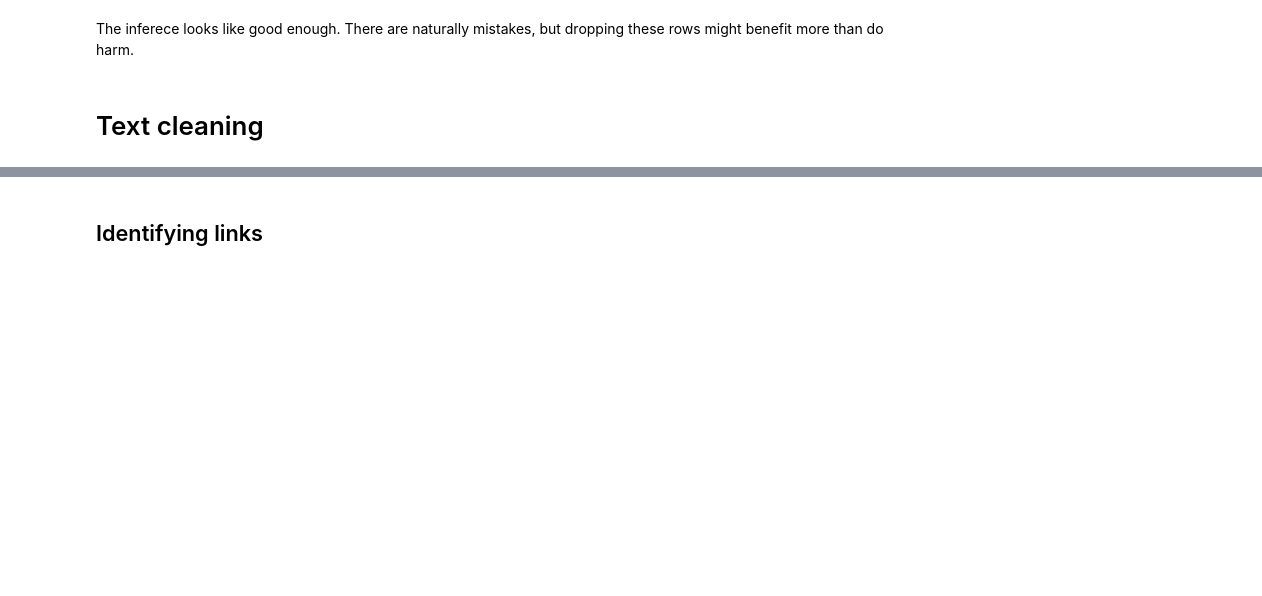
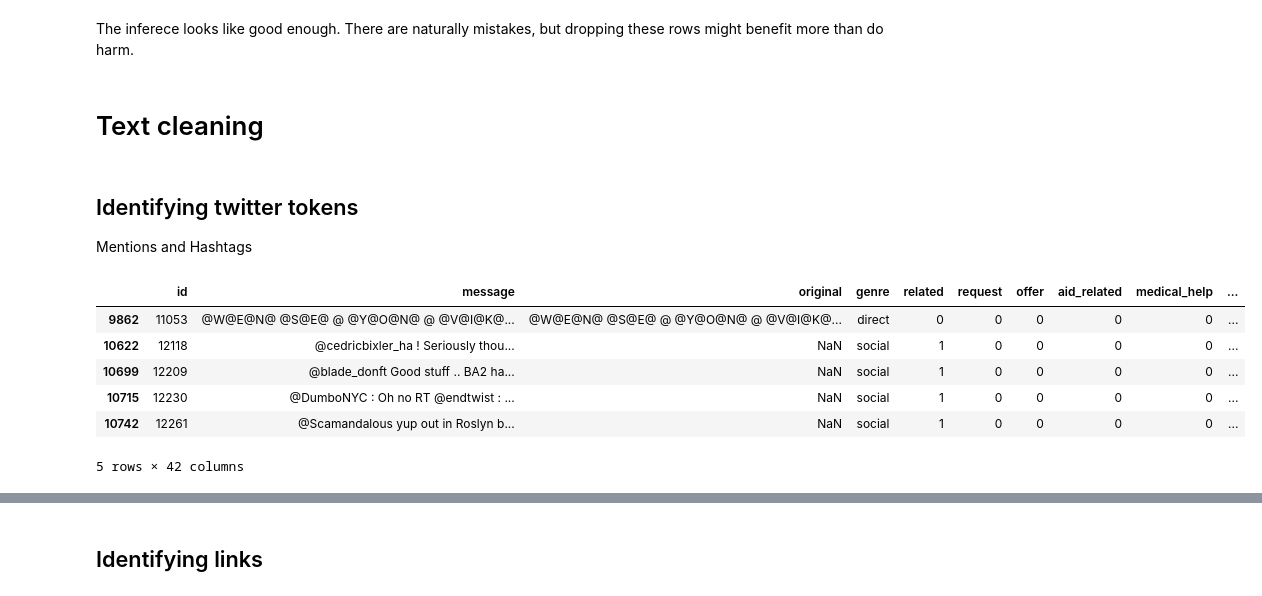
Before and after one commit to bglucca/disaster-response-pipe, a Jupyter notebook: notebooks/1_etl_investigations.ipynb, the cells around one changed output, grey strips where cells are left out. Saved outputs shown, nothing was run; the diff lists cells and outputs as text; code cells hidden in the pictures; blank space fills up the shorter version.

Commit message:
Handling Mentions and Hashtags in text

```diff
--- a/notebooks/1_etl_investigations.ipynb
+++ b/notebooks/1_etl_investigations.ipynb
@@ -334,3 +334,6 @@ df_raw[df_raw['infered_language'] != 'en'].sample(15, random_state= 1)
 The inferece looks like good enough. There are naturally mistakes, but dropping these rows might benefit more than do harm.
 # %% [markdown]
 # Text cleaning
+# %% [markdown]
+## Identifying twitter tokens
+Mentions and Hashtags
@@ -336,0 +342,10 @@ The inferece looks like good enough. There are naturally mistakes, but dropping
+# %%
+df_raw[df_raw['message'].str.match(re_twitter_pat)].head()
+# %% [output]
+|  | id | message | original | genre | related | request | offer | aid_related | medical_help | ... |
+| 9862 | 11053 | @W@E@N@ @S@E@ @ @Y@O@N@ @ @V@I@K@... | @W@E@N@ @S@E@ @ @Y@O@N@ @ @V@I@K@... | direct | 0 | 0 | 0 | 0 | 0 | ... |
+| 10622 | 12118 | @cedricbixler_ha ! Seriously thou... | NaN | social | 1 | 0 | 0 | 0 | 0 | ... |
+| 10699 | 12209 | @blade_donft Good stuff .. BA2 ha... | NaN | social | 1 | 0 | 0 | 0 | 0 | ... |
+| 10715 | 12230 | @DumboNYC : Oh no RT @endtwist : ... | NaN | social | 1 | 0 | 0 | 0 | 0 | ... |
+| 10742 | 12261 | @Scamandalous yup out in Roslyn b... | NaN | social | 1 | 0 | 0 | 0 | 0 | ... |
+5 rows × 42 columns
```
Also changed, not shown: parts of 6 cells of this notebook, 2 other files.
